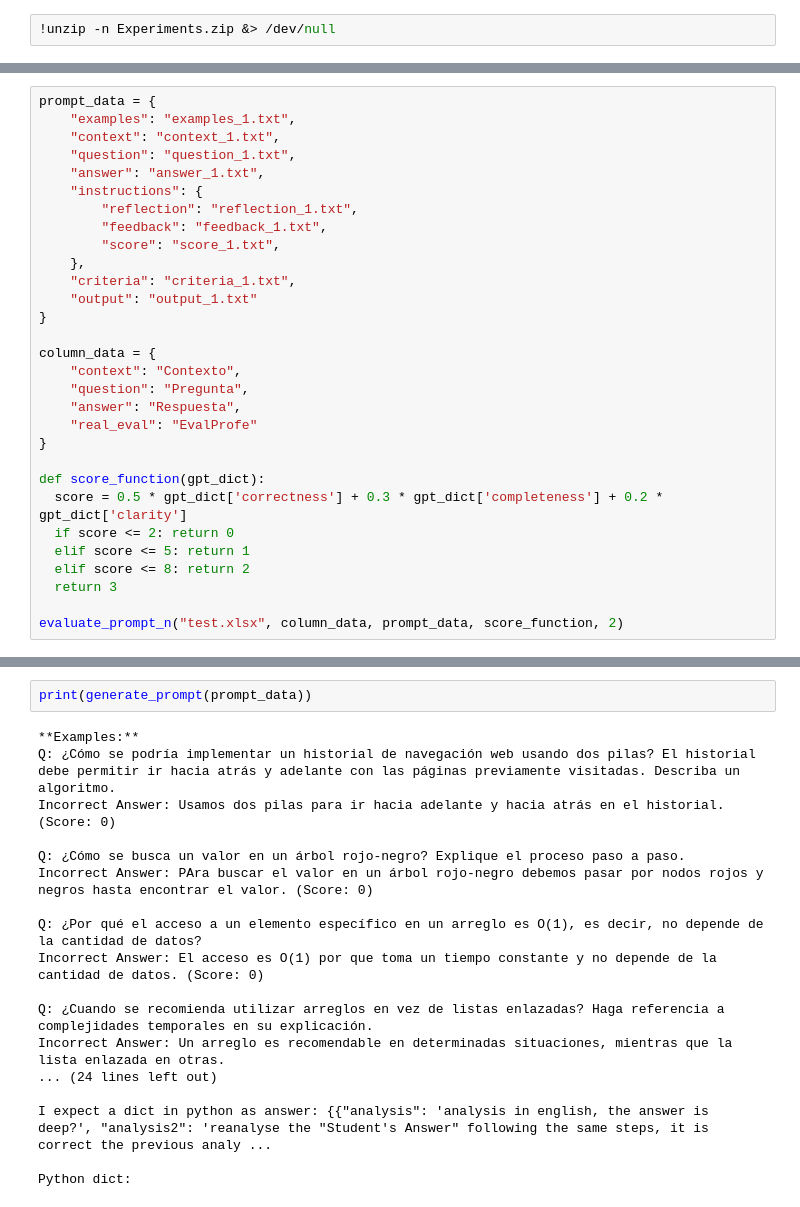
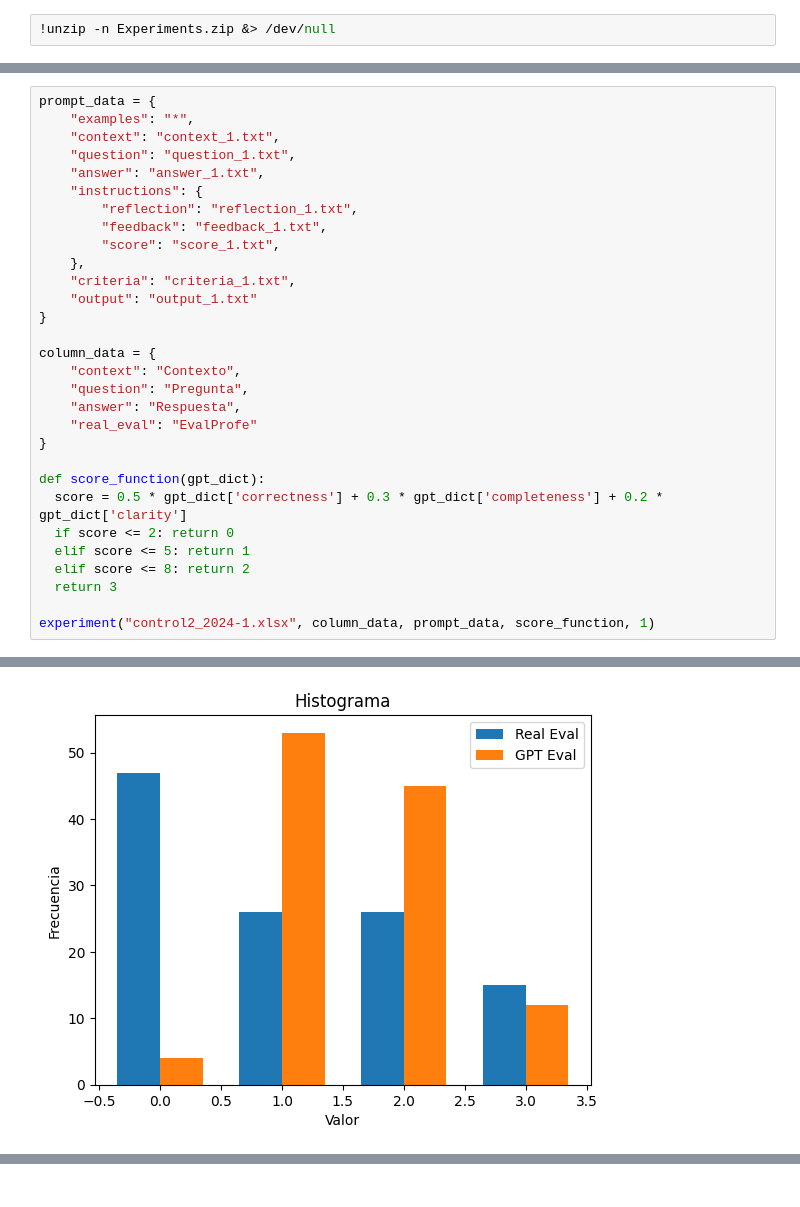
Before and after one commit to OscarRojasG/Experimentos-GPTValidator, a Jupyter notebook: Framework_Experimentos.ipynb, the cells around one changed output, grey strips where cells are left out. Drawn from its saved outputs; the diff is of its cells as text.

Commit message:
agregar funciones para leer archivos con resultados

```diff
--- a/Framework_Experimentos.ipynb
+++ b/Framework_Experimentos.ipynb
@@ -207,6 +321,6 @@ def experiment(dataset, column_data, prompt_data, score_function, repetitions):
 # %%
 prompt_data = {
-    "examples": "examples_1.txt",
+    "examples": "*",
     "context": "context_1.txt",
     "question": "question_1.txt",
     "answer": "answer_1.txt",
@@ -233,5 +347,5 @@ def score_function(gpt_dict):
   elif score <= 8: return 2
   return 3
 
-evaluate_prompt_n("test.xlsx", column_data, prompt_data, score_function, 2)
+experiment("control2_2024-1.xlsx", column_data, prompt_data, score_function, 1)
 # %% [output]
@@ -238,0 +366 @@ evaluate_prompt_n("test.xlsx", column_data, prompt_data, score_function, 2)
+[figure, added]
@@ -239,20 +377,0 @@ evaluate_prompt_n("test.xlsx", column_data, prompt_data, score_function, 2)
-# %%
-print(generate_prompt(prompt_data))
-# %% [output]
-**Examples:**
-Q: ¿Cómo se podría implementar un historial de navegación web usando dos pilas? El historial debe permitir ir hacia atrás y adelante con las páginas previamente visitadas. Describa un algoritmo.
-Incorrect Answer: Usamos dos pilas para ir hacia adelante y hacia atrás en el historial.  (Score: 0)
-
-Q: ¿Cómo se busca un valor en un árbol rojo-negro? Explique el proceso paso a paso.
-Incorrect Answer: PAra buscar el valor en un árbol rojo-negro debemos pasar por nodos rojos y negros hasta encontrar el valor. (Score: 0)
-
-Q: ¿Por qué el acceso a un elemento específico en un arreglo es O(1), es decir, no depende de la cantidad de datos?
-Incorrect Answer: El acceso es O(1) por que toma un tiempo constante y no depende de la cantidad de datos. (Score: 0)
-
-Q: ¿Cuando se recomienda utilizar arreglos en vez de listas enlazadas? Haga referencia a complejidades temporales en su explicación.
-Incorrect Answer: Un arreglo es recomendable en determinadas situaciones, mientras que la lista enlazada en otras.
-... (24 lines left out)
-
-I expect a dict in python as answer: {{"analysis": 'analysis in english, the answer is deep?', "analysis2": 'reanalyse the "Student's Answer" following the same steps, it is correct the previous analy ...
-
-Python dict:
```
Also changed, not shown: parts of 2 cells of this notebook.
